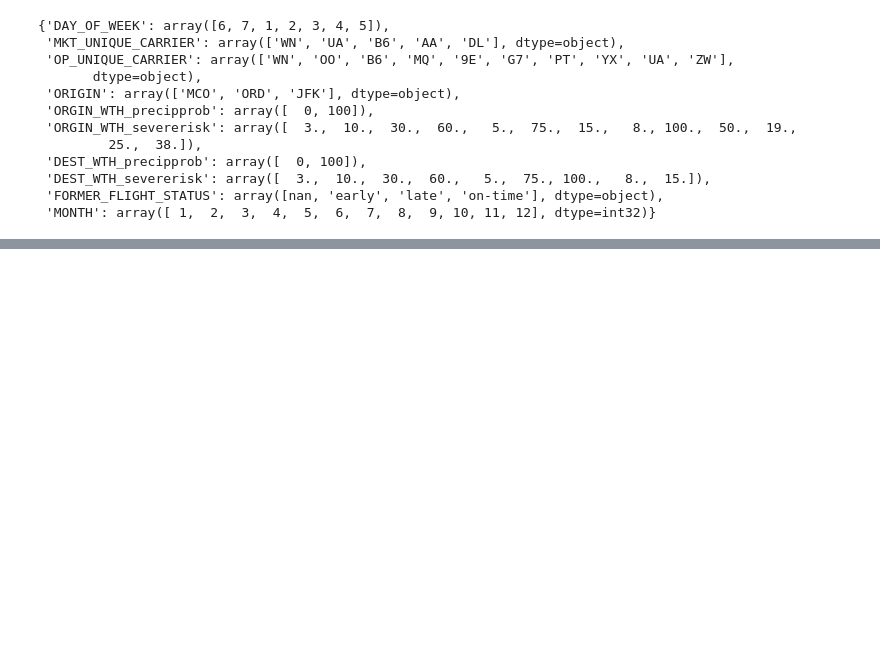
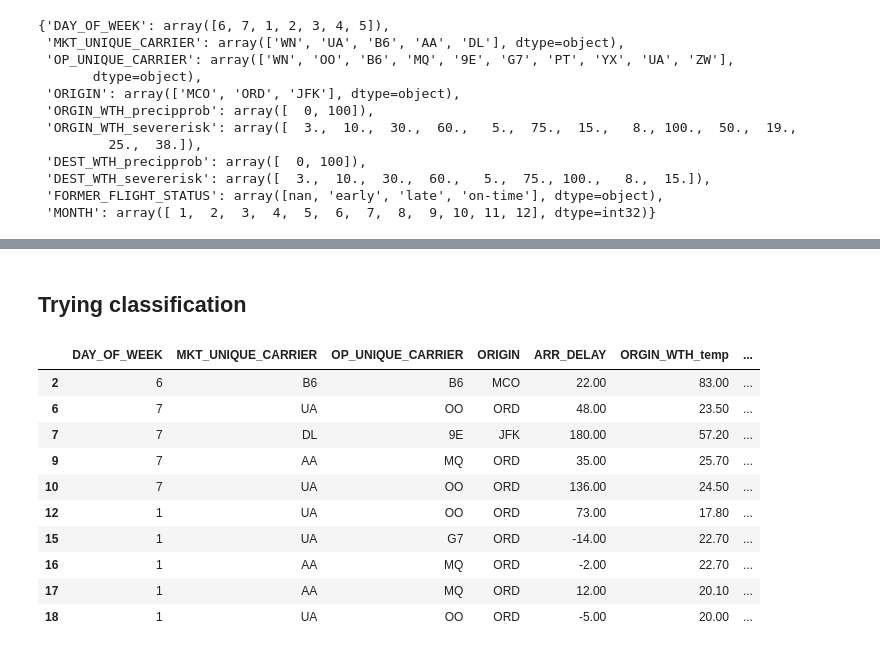
Before and after one commit to pksp99/flight-predictor, a Jupyter notebook: latter_flight_training.ipynb, the cells around one changed output, grey strips where cells are left out. Saved outputs shown, nothing was run; the diff lists cells and outputs as text; code cells hidden in the pictures; blank space fills up the shorter version.

```diff
--- a/latter_flight_training.ipynb
+++ b/latter_flight_training.ipynb
@@ -176,0 +219,2 @@ sMAPE for GradientBoostingRegressor model: 69.88
+# %% [markdown]
+## Trying classification
@@ -176,0 +229,14 @@ sMAPE for GradientBoostingRegressor model: 69.88
+# %%
+flight_data.head(10)
+# %% [output]
+|  | DAY_OF_WEEK | MKT_UNIQUE_CARRIER | OP_UNIQUE_CARRIER | ORIGIN | ARR_DELAY | ORGIN_WTH_temp | ... |
+| 2 | 6 | B6 | B6 | MCO | 22.00 | 83.00 | ... |
+| 6 | 7 | UA | OO | ORD | 48.00 | 23.50 | ... |
+| 7 | 7 | DL | 9E | JFK | 180.00 | 57.20 | ... |
+| 9 | 7 | AA | MQ | ORD | 35.00 | 25.70 | ... |
+| 10 | 7 | UA | OO | ORD | 136.00 | 24.50 | ... |
+| 12 | 1 | UA | OO | ORD | 73.00 | 17.80 | ... |
+| 15 | 1 | UA | G7 | ORD | -14.00 | 22.70 | ... |
+| 16 | 1 | AA | MQ | ORD | -2.00 | 22.70 | ... |
+| 17 | 1 | AA | MQ | ORD | 12.00 | 20.10 | ... |
+| 18 | 1 | UA | OO | ORD | -5.00 | 20.00 | ... |
```
Also changed, not shown: parts of 11 cells of this notebook.
